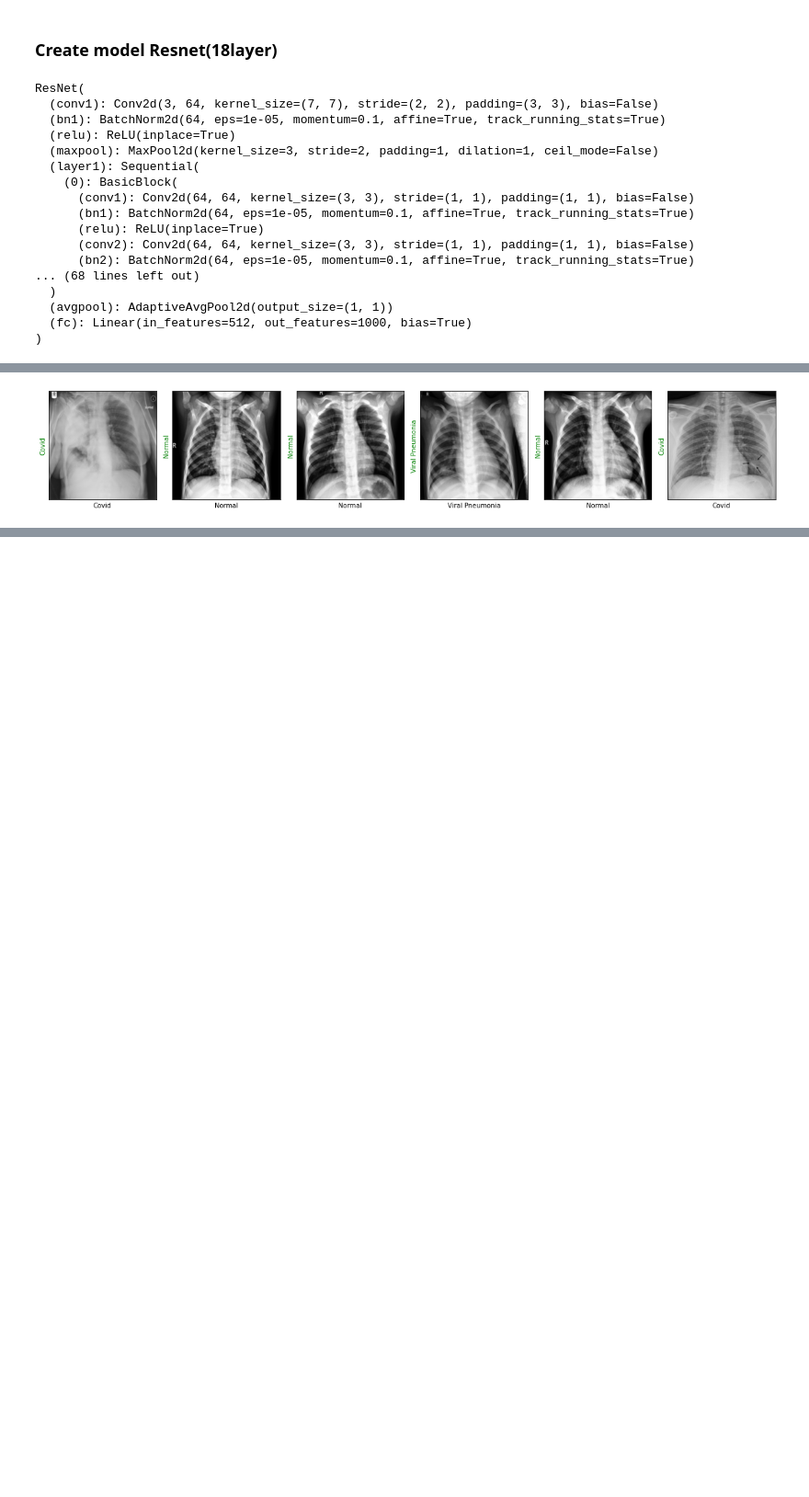
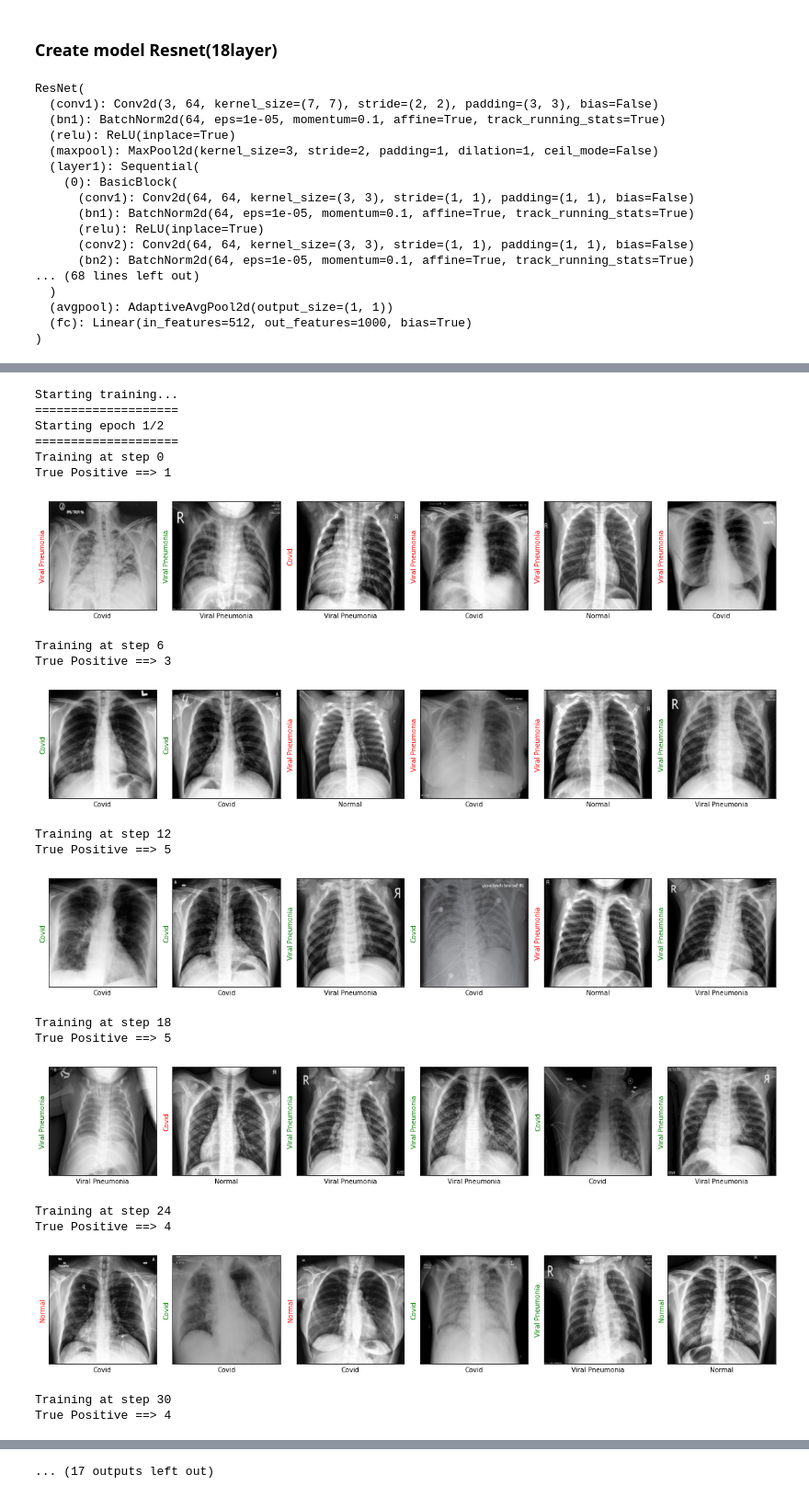
Before and after one commit to SayedMahdiMousavi/Covid_Detecion, a Jupyter notebook: resnet_model.ipynb, the cells around one changed output, grey strips where cells are left out. Shown at 92% size. Saved outputs shown, nothing was run; the diff lists cells and outputs as text; code cells hidden in the pictures; blank space fills up the shorter version.

```diff
--- a/resnet_model.ipynb
+++ b/resnet_model.ipynb
@@ -130,9 +116,10 @@ def train(epochs):
         print('='*20)
 
         train_loss = 0.
-        val_loss = 0.
+        accuracy = 0.
 
-        resnet18.train() # set model to training phase
+        # set model to training phase
+        resnet18.train()
 
         for train_step, (images, labels) in enumerate(dl_train):
             optimizer.zero_grad()
@@ -140,35 +127,21 @@ def train(epochs):
             loss = loss_fn(outputs, labels)
             loss.backward()
             optimizer.step()
-            train_loss += loss.item()
-            if train_step % 20 == 0:
-                print('Evaluating at step', train_step)
 
-                accuracy = 0
 
-                resnet18.eval() # set model to eval phase
 
-                for val_step, (images, labels) in enumerate(dl_test):
-                    outputs = resnet18(images)
-                    loss = loss_fn(outputs, labels)
-                    val_loss += loss.item()
+            if train_step % 6 == 0:
+                _, predst = torch.max(outputs, 1)
+                accuracy += sum((predst == labels).numpy())
+                train_loss += loss.item()
+                print('Training at step', train_step)
+                print(f'True Positive ==> {sum(predst == labels)}')
+                train_loss /= (train_step + 1)
+                show_images(images, labels, predst)
 
-                    _, preds = torch.max(outputs, 1)
-                    accuracy += sum((preds == labels).numpy())
-
-                val_loss /= (val_step + 1)
-                accuracy = accuracy/len(test_data)
-                print(f'Validation Loss: {val_loss:.4f}, Accuracy: {accuracy:.4f}')
-
-                show_preds()
-
-                resnet18.train()
-
-                if accuracy >= 0.95:
-                    print('Performance condition satisfied, stopping..')
-                    return
-
+        print(f'All True Positive: {accuracy} --- Length Data: {len(dl_train)}')
+        accuracy /= len(dl_train)
         train_loss /= (train_step + 1)
-
+        print(f'Training Loss at step{train_step+1}: {train_loss:.2f}, Accuracy at epoch{e+1}: {accuracy:.2f}')
         print(f'Training Loss: {train_loss:.4f}')
     print('Training complete..')
@@ -208,4 +148,24 @@ Wall time: 2min 3s
-# %%
-show_preds()
-# %% [output]
-[figure, removed]
+# %%
+train(epochs=2)
+# %% [output]
+Starting training...
+====================
+Starting epoch 1/2
+====================
+Training at step 0
+True Positive ==> 1
+[figure, added]
+Training at step 6
+True Positive ==> 3
+[figure, added]
+Training at step 12
+True Positive ==> 5
+[figure, added]
+Training at step 18
+True Positive ==> 5
+[figure, added]
+Training at step 24
+True Positive ==> 4
+[figure, added]
+Training at step 30
+True Positive ==> 4
@@ -211,0 +173 @@ show_preds()
+... (17 outputs left out)
```
Also changed, not shown: parts of 8 cells of this notebook, 1 other file.
